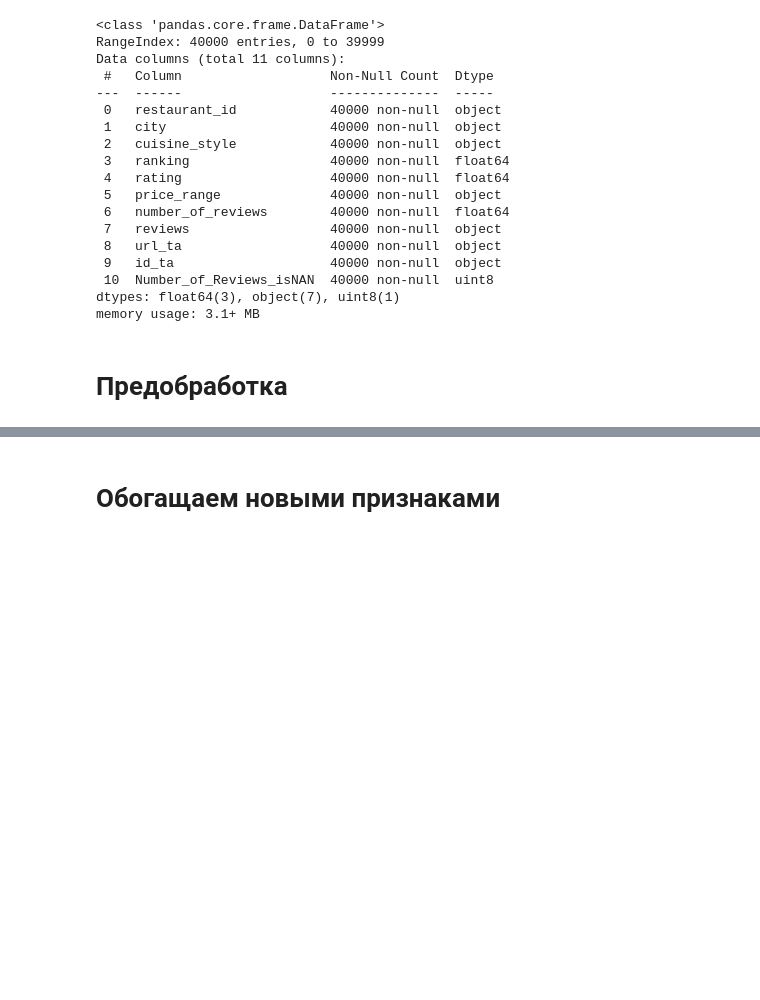
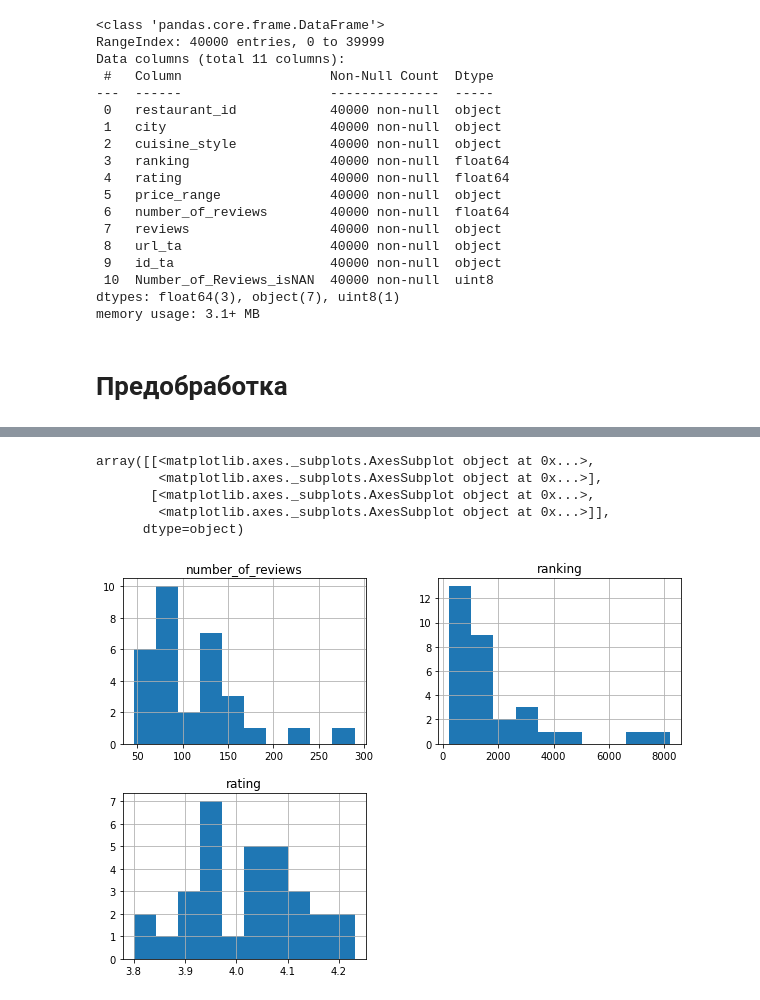
Before and after one commit to aberkoveo/skillfactory, a Jupyter notebook: Projects/Project_3/Проект_3_О_вкусной_и_здоровой_пище.ipynb, the cells around one changed output, grey strips where cells are left out. Drawn from its saved outputs; the diff is of its cells as text; code cells hidden in the pictures; blank space fills up the shorter version.

```diff
--- a/Projects/Project_3/Проект_3_О_вкусной_и_здоровой_пище.ipynb
+++ b/Projects/Project_3/Проект_3_О_вкусной_и_здоровой_пище.ipynb
@@ -104,26 +222,0 @@ data['reviews'] = data['reviews'].apply(ast.literal_eval)
-# %% [markdown]
-# Обогащаем новыми признаками
-# %%
-
-
-data['reviews_text'] =  data['reviews'].apply(lambda x: x[0])
-data['reviews_dates'] = data['reviews'].apply(lambda x: [datetime.strptime(date, '%m/%d/%Y').date() for date in x[1]])
-
-
-set_dates = set()
-data['dif_days'] = data.reviews_dates.apply(lambda x: (x[0] - x[-1]) if len(x) > 0 else pd.Timedelta('0 days') )
-data['dif_days'] = data['dif_days'].dt.days
-data['diff_today'] = data.reviews_dates.apply(my_functions.diff_today)
-data['price_range_int'] = data.price_range.apply(lambda x: 1 if x == '$' else
-                                                              (2 if x == '$$ - $$$' else 3))
-
-data['ranking_norm_by_city'] = data.groupby('city').ranking.transform(lambda x: (x - x.mean()) / x.std())
-
-
-cuisine_style_set = set()
-data.cuisine_style.apply(lambda x: cuisine_style_set.update(x))
-cuisine_style_list = list(cuisine_style_set)
-for cuisine in cuisine_style_list:
-    data[cuisine] = data.cuisine_style.apply(lambda x: 1 if cuisine in x else 0)
-
-data = pd.get_dummies(data, columns=['city'], dummy_na=True, drop_first=False)
@@ -143,0 +223,9 @@ data = pd.get_dummies(data, columns=['city'], dummy_na=True, drop_first=False)
+# %%
+data.groupby(by='city').agg({'ranking':'mean', 'rating': 'mean', 'number_of_reviews': 'mean'}).hist()
+# %% [output]
+array([[<matplotlib.axes._subplots.AxesSubplot object at 0x...>,
+        <matplotlib.axes._subplots.AxesSubplot object at 0x...>],
+       [<matplotlib.axes._subplots.AxesSubplot object at 0x...>,
+        <matplotlib.axes._subplots.AxesSubplot object at 0x...>]],
+      dtype=object)
+[figure, added]
```
Also changed, not shown: parts of 24 cells of this notebook, 1 other file.
